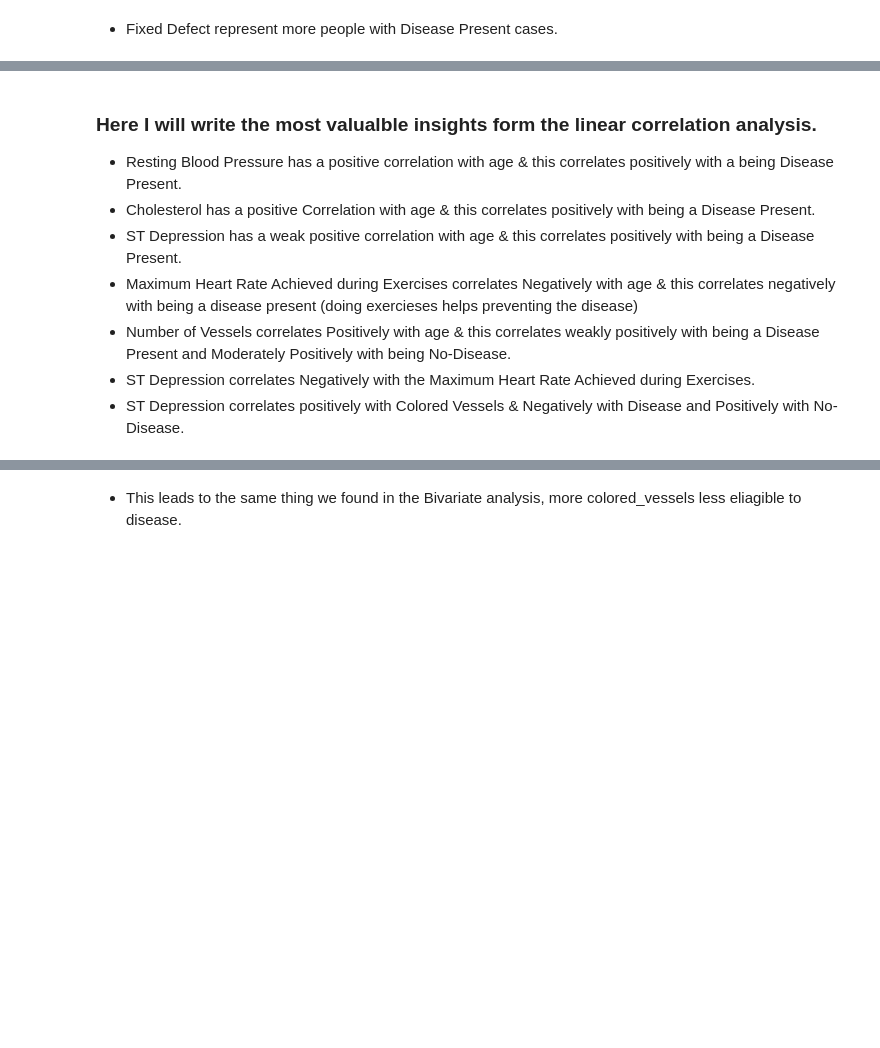
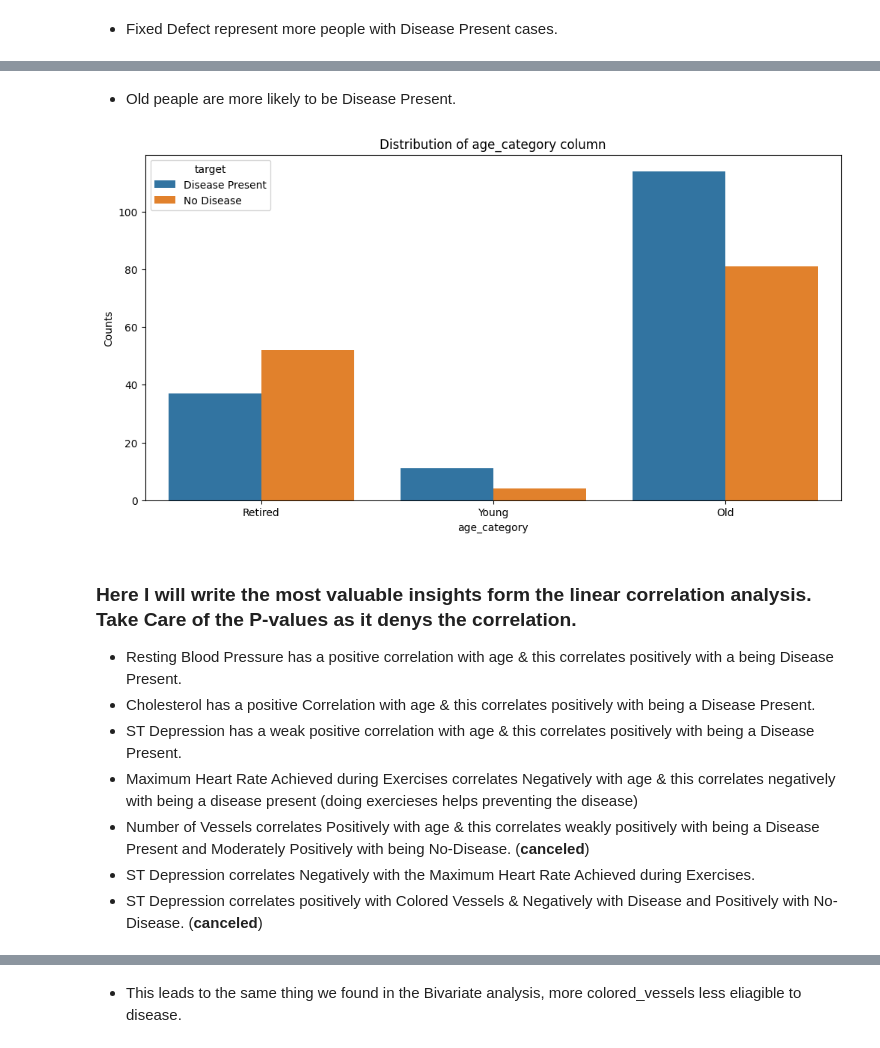
Before and after one commit to alaalmy-ahmed/Heart-Diseases-Analysis, a Jupyter notebook: Visual Analysis.ipynb, the cells around one changed output, grey strips where cells are left out. Cells and saved outputs as stored; diff of their text form; code cells hidden in the pictures; blank space fills up the shorter version.

```diff
--- a/Visual Analysis.ipynb
+++ b/Visual Analysis.ipynb
@@ -347,12 +385,18 @@ plot_distribution('thalassemia', hue='target', counts=False)
+# %% [markdown]
+- Old peaple are more likely to be Disease Present.
+# %%
+plot_distribution('age_category', hue='target', counts=False)
+# %% [output]
+[figure, added]
 # %% [markdown]
-### Here I will write the most valualble insights form the linear correlation analysis.
+### Here I will write the most valuable insights form the linear correlation analysis. **Take Care of the P-values as it denys the correlation.**
 - Resting Blood Pressure has a positive correlation with age & this correlates positively with a being Disease Present.
 - Cholesterol has a positive Correlation with age & this correlates positively with being a Disease Present.
 - ST Depression has a weak positive correlation with age & this correlates positively with being a Disease Present.
 - Maximum Heart Rate Achieved during Exercises correlates Negatively with age & this correlates negatively with being a disease present (doing exercieses helps preventing the disease)
-- Number of Vessels correlates Positively with age & this correlates weakly positively with being a Disease Present and Moderately Positively with being No-Disease.
+- Number of Vessels correlates Positively with age & this correlates weakly positively with being a Disease Present and Moderately Positively with being No-Disease.  (**canceled**)
 - ST Depression correlates Negatively with the Maximum Heart Rate Achieved during Exercises.
-- ST Depression correlates positively with Colored Vessels & Negatively with Disease and Positively with No-Disease.
+- ST Depression correlates positively with Colored Vessels & Negatively with Disease and Positively with No-Disease.  (**canceled**)
 # %%
 from scipy import stats
 
```
Also changed, not shown: parts of 34 cells of this notebook, 43 other files.
